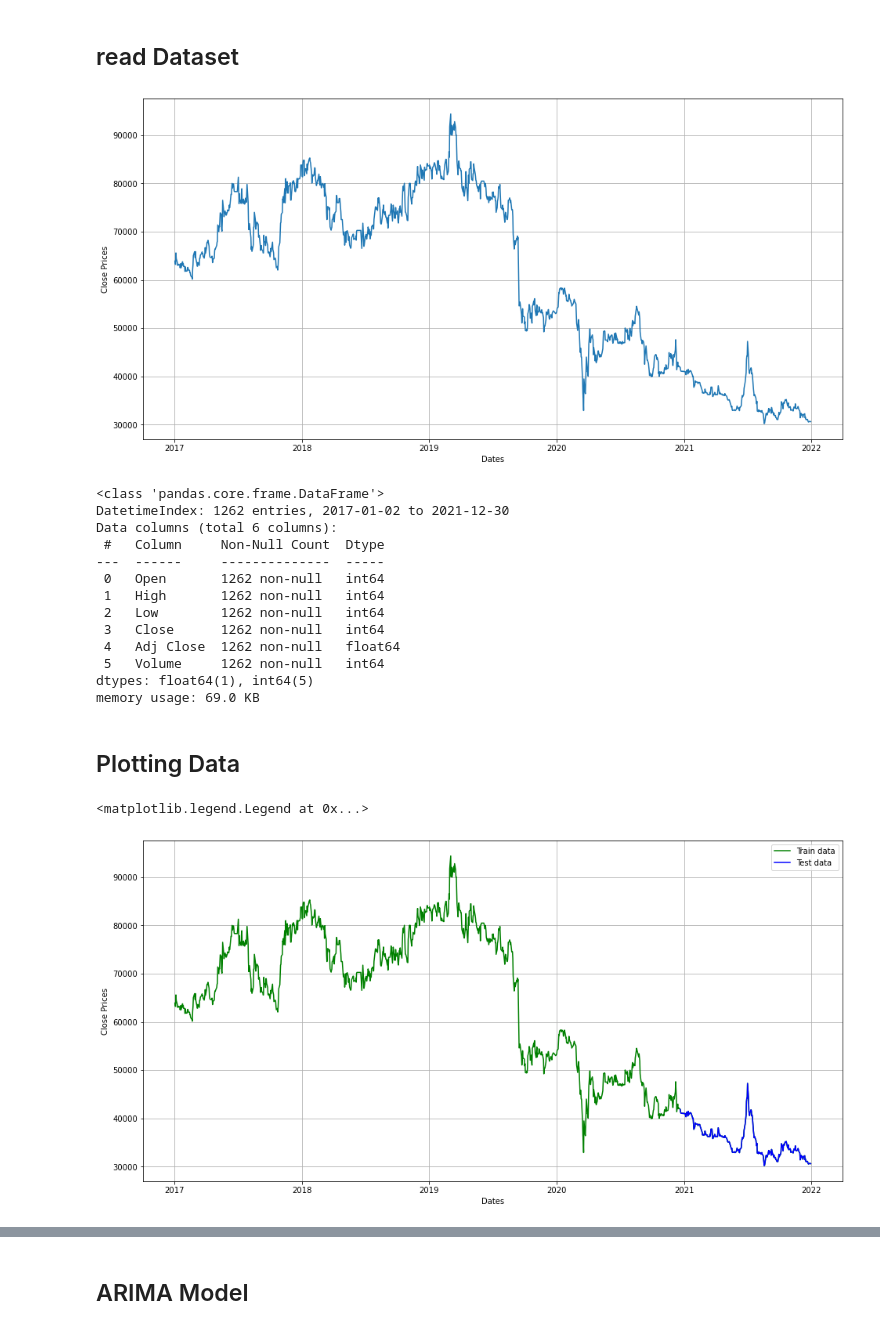
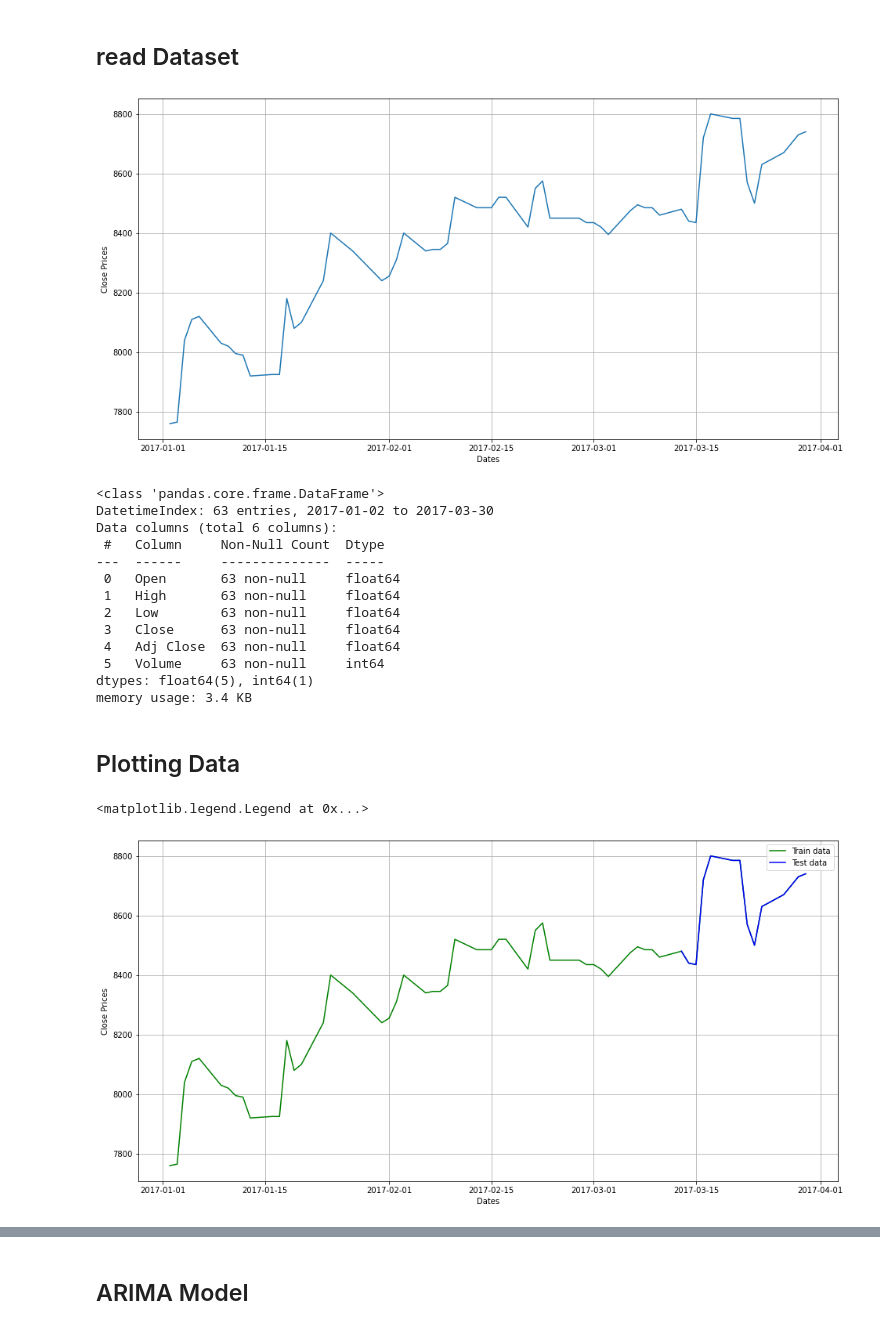
Before and after one commit to yoelagustinus/TugasAkhir, a Jupyter notebook: Stock Price Prediction ARIMA/ARIMA TA Stock Price Prediction.ipynb, the cells around one changed output, grey strips where cells are left out. Cells and saved outputs as stored; diff of their text form; code cells hidden in the pictures.

```diff
--- a/Stock Price Prediction ARIMA/ARIMA TA Stock Price Prediction.ipynb
+++ b/Stock Price Prediction ARIMA/ARIMA TA Stock Price Prediction.ipynb
@@ -15,7 +15,7 @@ from sklearn.metrics import mean_squared_error, mean_absolute_error, mean_absolu
 # %% [markdown]
 ## Change The Indicators here..
 # %%
-name_dataset = 'GGRM-long'
+name_dataset = 'UNVR-short'
 column_dataset_obs = 'Close'
 p = 1
 d = 1
@@ -23,32 +23,35 @@ q = 2
 # %% [markdown]
 ## read Dataset
 # %%
-dateparse = lambda dates: pd.datetime.strptime(dates, '%d/%m/%Y')
-data = pd.read_csv('../Datasets/'+name_dataset+'.csv', sep=',', parse_dates=['Date'], index_col='Date',date_parser=dateparse)
+dateparse = lambda dates: pd.datetime.strptime(dates, '%Y-%m-%d')
+data = pd.read_csv('../Datasets/'+name_dataset+'.csv',
+                   sep=',', parse_dates=['Date'], index_col='Date',date_parser=dateparse)
+
+# data = pd.read_csv('../Datasets/'+name_dataset+'.csv')
 #data = data.loc['2012-11-10':'2017-11-10']
 plt.figure(figsize=(16,8))
 plt.grid(True)
 plt.xlabel('Dates')
 plt.ylabel(column_dataset_obs+' Prices')
 plt.plot(data[column_dataset_obs]);
 # %% [output]
-[figure, old version]
+[figure, new version]
 # %%
 data.info()
 # %% [output]
 <class 'pandas.core.frame.DataFrame'>
-DatetimeIndex: 1262 entries, 2017-01-02 to 2021-12-30
+DatetimeIndex: 63 entries, 2017-01-02 to 2017-03-30
 Data columns (total 6 columns):
  #   Column     Non-Null Count  Dtype
 ---  ------     --------------  -----
- 0   Open       1262 non-null   int64
- 1   High       1262 non-null   int64
- 2   Low        1262 non-null   int64
- 3   Close      1262 non-null   int64
- 4   Adj Close  1262 non-null   float64
- 5   Volume     1262 non-null   int64
-dtypes: float64(1), int64(5)
-memory usage: 69.0 KB
+ 0   Open       63 non-null     float64
+ 1   High       63 non-null     float64
+ 2   Low        63 non-null     float64
+ 3   Close      63 non-null     float64
+ 4   Adj Close  63 non-null     float64
+ 5   Volume     63 non-null     int64
+dtypes: float64(5), int64(1)
+memory usage: 3.4 KB
 # %% [markdown]
 ## Plotting Data
 # %%
@@ -62,7 +65,7 @@ plt.plot(test_data[column_dataset_obs], 'blue', label='Test data')
 plt.legend()
 # %% [output]
 <matplotlib.legend.Legend at 0x...>
-[figure, old version]
+[figure, new version]
 # %%
 print("Jumlah Train Data: " + str(len(train_data)))
 print("Jumlah Test Data: " + str(len(test_data)))
```
Also changed, not shown: parts of 21 cells of this notebook, 44 other files.
